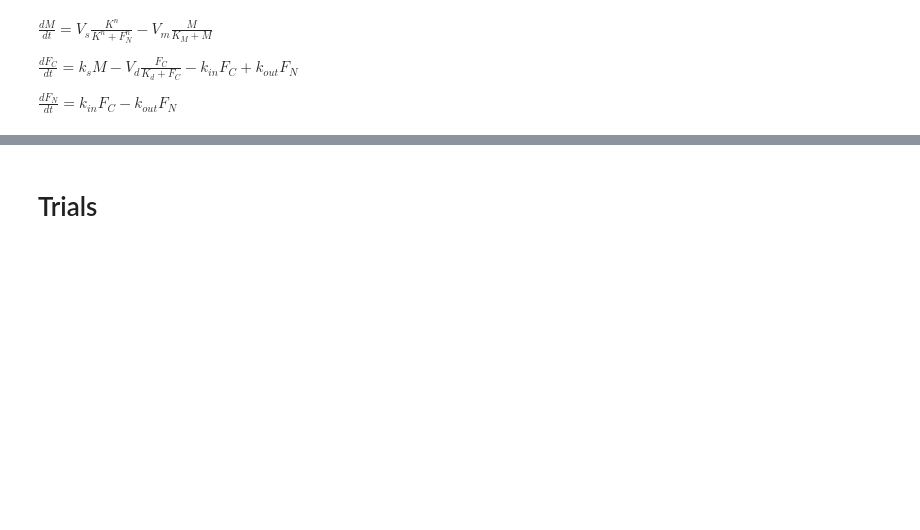
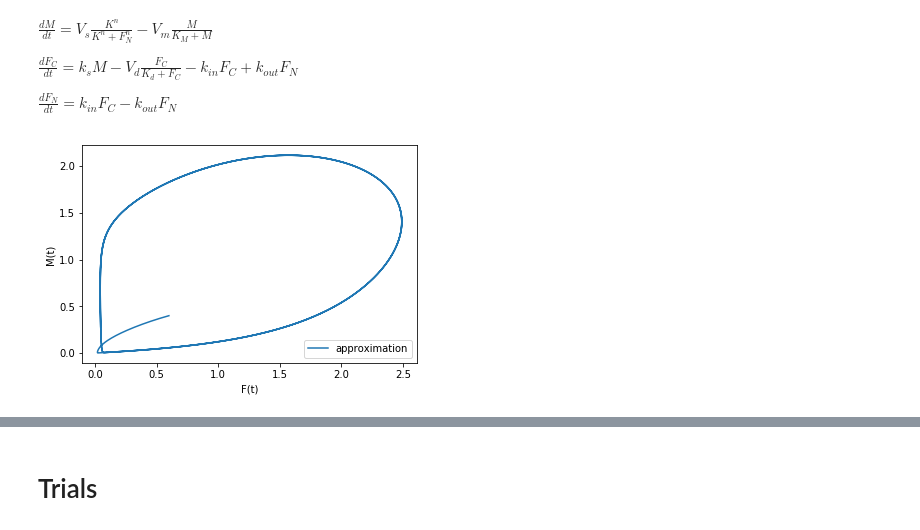
Before and after one commit to Icxa/LabTasks5-16March, a Jupyter notebook: Modeling and Simulation.ipynb, the cells around one changed output, grey strips where cells are left out. Drawn from its saved outputs; the diff is of its cells as text; code cells hidden in the pictures; blank space fills up the shorter version.

```diff
--- a/Modeling and Simulation.ipynb
+++ b/Modeling and Simulation.ipynb
@@ -294,0 +303,35 @@ $\frac{dF_N}{dt} = k_{in}F_C - k_{out}F_N$
+# %%
+def Period(state,t):
+    # unpack the initial state vector
+    M = state[0] #concentration of mRNA
+    Fc = state[1] #freuqency protein synthesised in cytoplasm
+    Fn = state[2] #successively built up protein concentration
+    # these are our constants
+    Vs = 2.0
+    Vm = 1.5
+    Vd = 1.0
+    ks = 0.5
+    K = .2
+    Km = 0.15
+    Kd = 0.15
+    kin = 0.03
+    kout = 0.1
+    n = 4 #Hill number
+    # compute state derivatives w.r.t time
+    dM = (Vs*(K**n))/(K**n + Fn**n) - (Vm*M/(Km+M))
+    dFc = ks*M - (Vd*(Fc/(Kd+Fc))) - (kin*Fc) + (kout*Fc)
+    dFn = kin*Fc - kout*Fn
+    # return the state derivatives
+    return [dM, dFc, dFn]
+# %%
+state0 = [0.6, 0.4, 0.4]
+t = np.arange(0.0, 60, 0.01)
+state = odeint(Period, state0, t)
+plt.plot(state[:,0],state[:,1],label='approximation')
+plt.xlabel('F(t)')
+plt.ylabel('M(t)')
+plt.legend(loc=4)
+plt.show()
+plt.savefig('Task2RelatedImage.png', fmt='PNG', dpi=100 )
+# %% [output]
+[figure, added]
```
Also changed, not shown: parts of 6 cells of this notebook, 1 other file.
